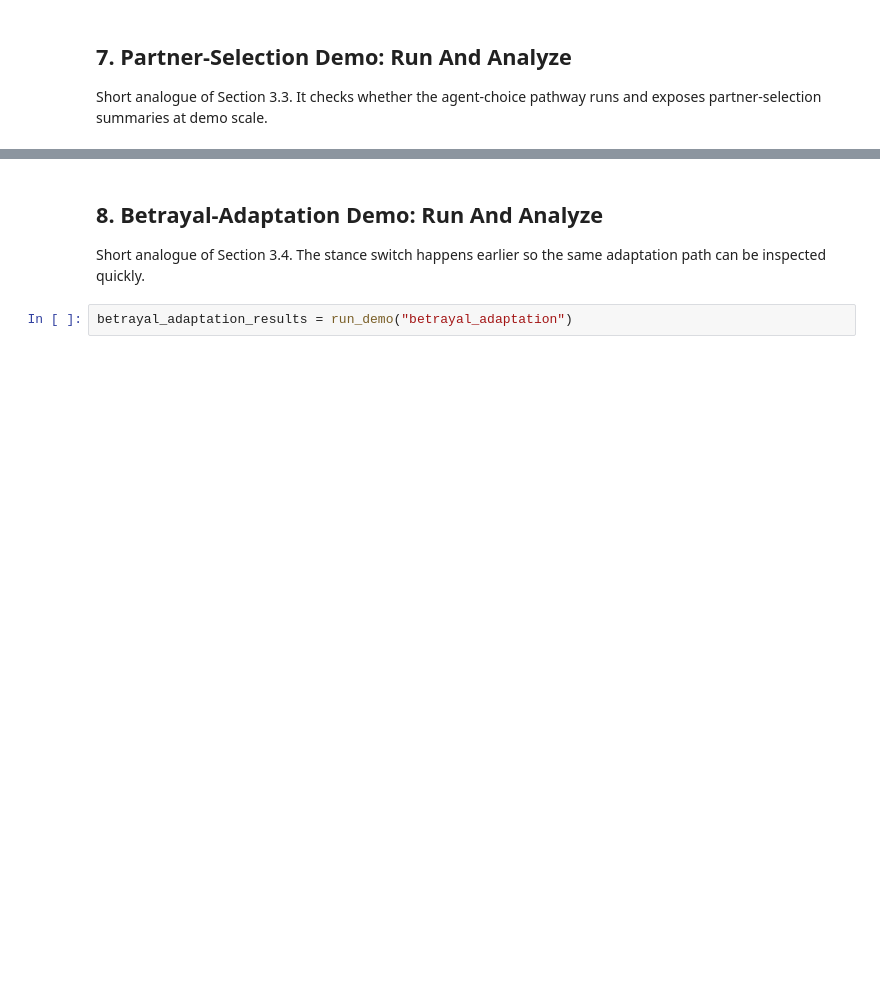
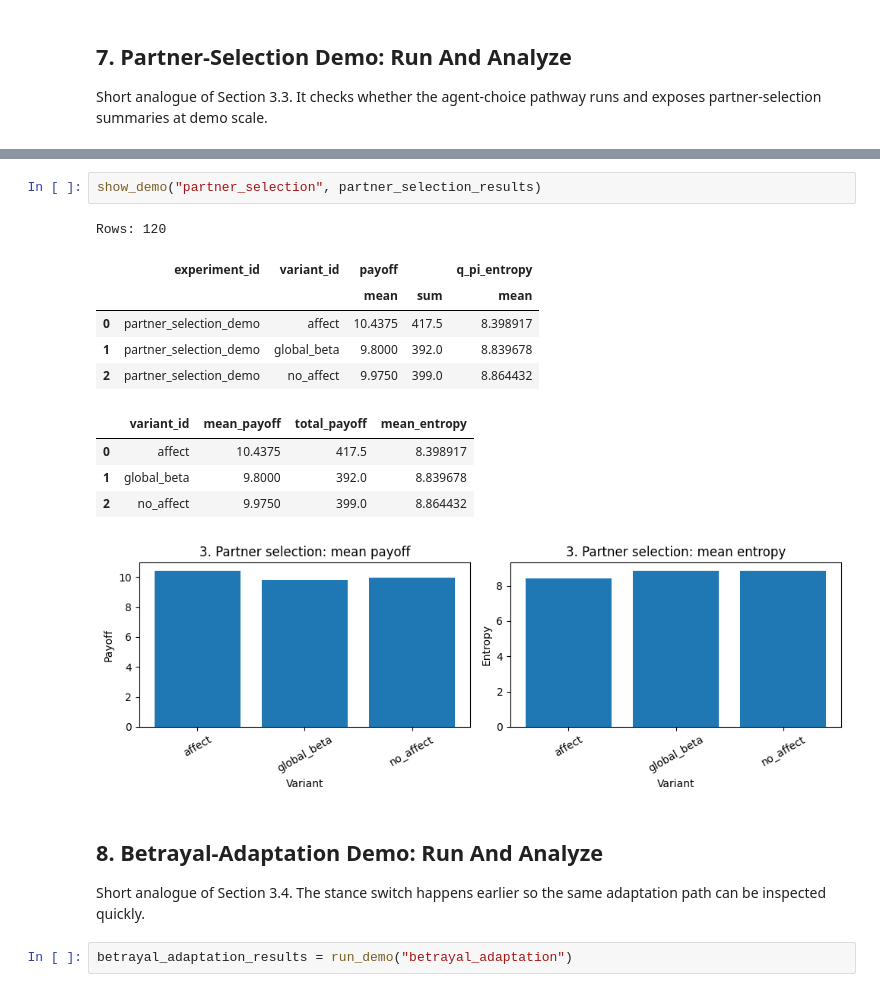
Before and after one commit to har5h1l/affect_aif, a Jupyter notebook: notebooks/demo.ipynb, the cells around one changed output, grey strips where cells are left out. Drawn from its saved outputs; the diff is of its cells as text; blank space fills up the shorter version.

```diff
--- a/notebooks/demo.ipynb
+++ b/notebooks/demo.ipynb
@@ -312,3 +429,17 @@ partner_selection_results = run_demo("partner_selection")
+# %%
+show_demo("partner_selection", partner_selection_results)
+# %% [output]
+Rows: 120
+|  | experiment_id | variant_id | payoff |  | q_pi_entropy |
+|  |  |  | mean | sum | mean |
+| 0 | partner_selection_demo | affect | 10.4375 | 417.5 | 8.398917 |
+| 1 | partner_selection_demo | global_beta | 9.8000 | 392.0 | 8.839678 |
+| 2 | partner_selection_demo | no_affect | 9.9750 | 399.0 | 8.864432 |
+|  | variant_id | mean_payoff | total_payoff | mean_entropy |
+| 0 | affect | 10.4375 | 417.5 | 8.398917 |
+| 1 | global_beta | 9.8000 | 392.0 | 8.839678 |
+| 2 | no_affect | 9.9750 | 399.0 | 8.864432 |
+[figure, added]
 # %% [markdown]
 ## 8. Betrayal-Adaptation Demo: Run And Analyze
 
```
Also changed, not shown: parts of 20 cells of this notebook, 7 other files.
